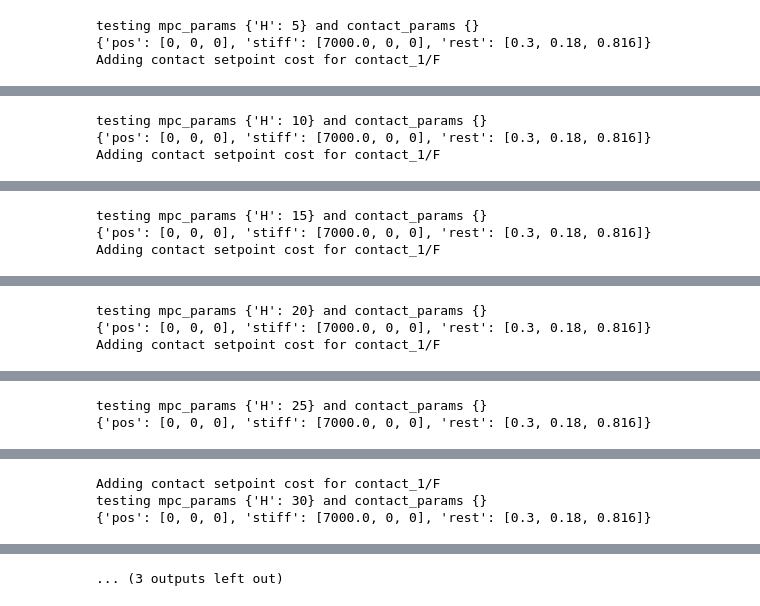
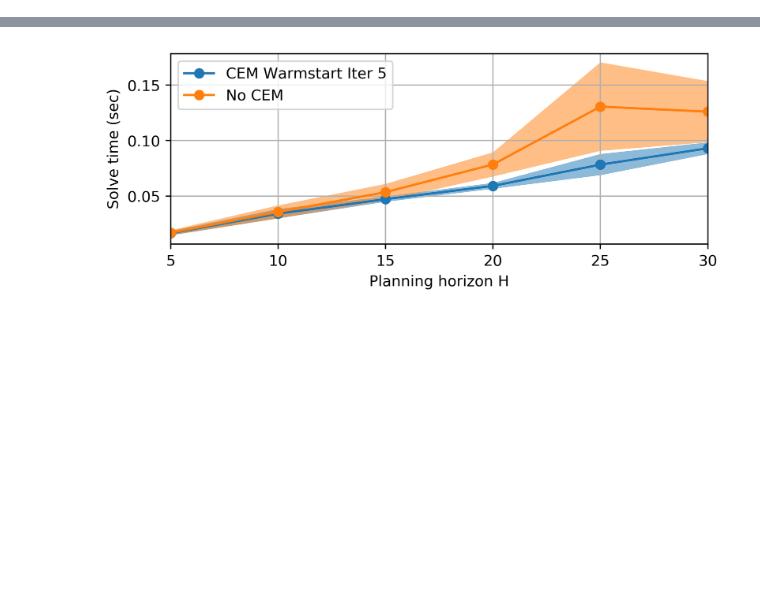
Before and after one commit to sehoon74/contact_mpc, a Jupyter notebook: test_mpc_warmstart.ipynb, the cells around one changed output, grey strips where cells are left out. Saved outputs shown, nothing was run; the diff lists cells and outputs as text; code cells hidden in the pictures; blank space fills up the shorter version.

```diff
--- a/test_mpc_warmstart.ipynb
+++ b/test_mpc_warmstart.ipynb
@@ -163,9 +189,14 @@ from mpc import MPC
 Hs = [5, 10, 15, 20, 25, 30]
 new_contact_params = [{}]*len(Hs)
 new_mpc_params = [{"H":H} for H in Hs]
-res = benchmark(new_mpc_params,new_contact_params)
-plot_benchmark(stiffs, *res, par_name = "Planning horizon")
+#res_h = benchmark(new_mpc_params,new_contact_params)
+fig, axs = plot_benchmark(Hs, *res_h, par_name = "Planning horizon H", line_name = 'CEM Warmstart Iter 5')
+
+new_mpc_params = [{"H":H, 'num_warmstart':0} for H in Hs]
+#res_h2 = benchmark(new_mpc_params,new_contact_params)
+fig, axs = plot_benchmark(Hs, *res_h2, par_name = "Planning horizon H", line_name = 'No CEM', fig = fig, axs = axs)
+
+fig.show()
+plt.tight_layout()
+plt.savefig('cem_warmstart_H.pdf')
 # %% [output]
-testing mpc_params {'H': 5} and contact_params {}
-{'pos': [0, 0, 0], 'stiff': [7000.0, 0, 0], 'rest': [0.3, 0.18, 0.816]}
-Adding contact setpoint cost for contact_1/F
@@ -174,3 +202,0 @@ CasADi - 2023-09-09 07:03:14 WARNING("CasADi was not compiled with WITH_THREAD=O
-testing mpc_params {'H': 10} and contact_params {}
-{'pos': [0, 0, 0], 'stiff': [7000.0, 0, 0], 'rest': [0.3, 0.18, 0.816]}
-Adding contact setpoint cost for contact_1/F
@@ -179,3 +202,0 @@ CasADi - 2023-09-09 07:03:17 WARNING("CasADi was not compiled with WITH_THREAD=O
-testing mpc_params {'H': 15} and contact_params {}
-{'pos': [0, 0, 0], 'stiff': [7000.0, 0, 0], 'rest': [0.3, 0.18, 0.816]}
-Adding contact setpoint cost for contact_1/F
@@ -184,3 +202,0 @@ CasADi - 2023-09-09 07:03:21 WARNING("CasADi was not compiled with WITH_THREAD=O
-testing mpc_params {'H': 20} and contact_params {}
-{'pos': [0, 0, 0], 'stiff': [7000.0, 0, 0], 'rest': [0.3, 0.18, 0.816]}
-Adding contact setpoint cost for contact_1/F
@@ -189,2 +202,0 @@ CasADi - 2023-09-09 07:03:27 WARNING("CasADi was not compiled with WITH_THREAD=O
-testing mpc_params {'H': 25} and contact_params {}
-{'pos': [0, 0, 0], 'stiff': [7000.0, 0, 0], 'rest': [0.3, 0.18, 0.816]}
@@ -193,3 +202,0 @@ CasADi - 2023-09-09 07:03:36 WARNING("CasADi was not compiled with WITH_THREAD=O
-Adding contact setpoint cost for contact_1/F
-testing mpc_params {'H': 30} and contact_params {}
-{'pos': [0, 0, 0], 'stiff': [7000.0, 0, 0], 'rest': [0.3, 0.18, 0.816]}
@@ -198,4 +203,4 @@ CasADi - 2023-09-09 07:03:48 WARNING("CasADi was not compiled with WITH_THREAD=O
-... (3 outputs left out)
+[figure, added]
 # %%
 # Switched model, also does well
 from mpc import MPC
```
Also changed, not shown: parts of 8 cells of this notebook, 12 other files.
